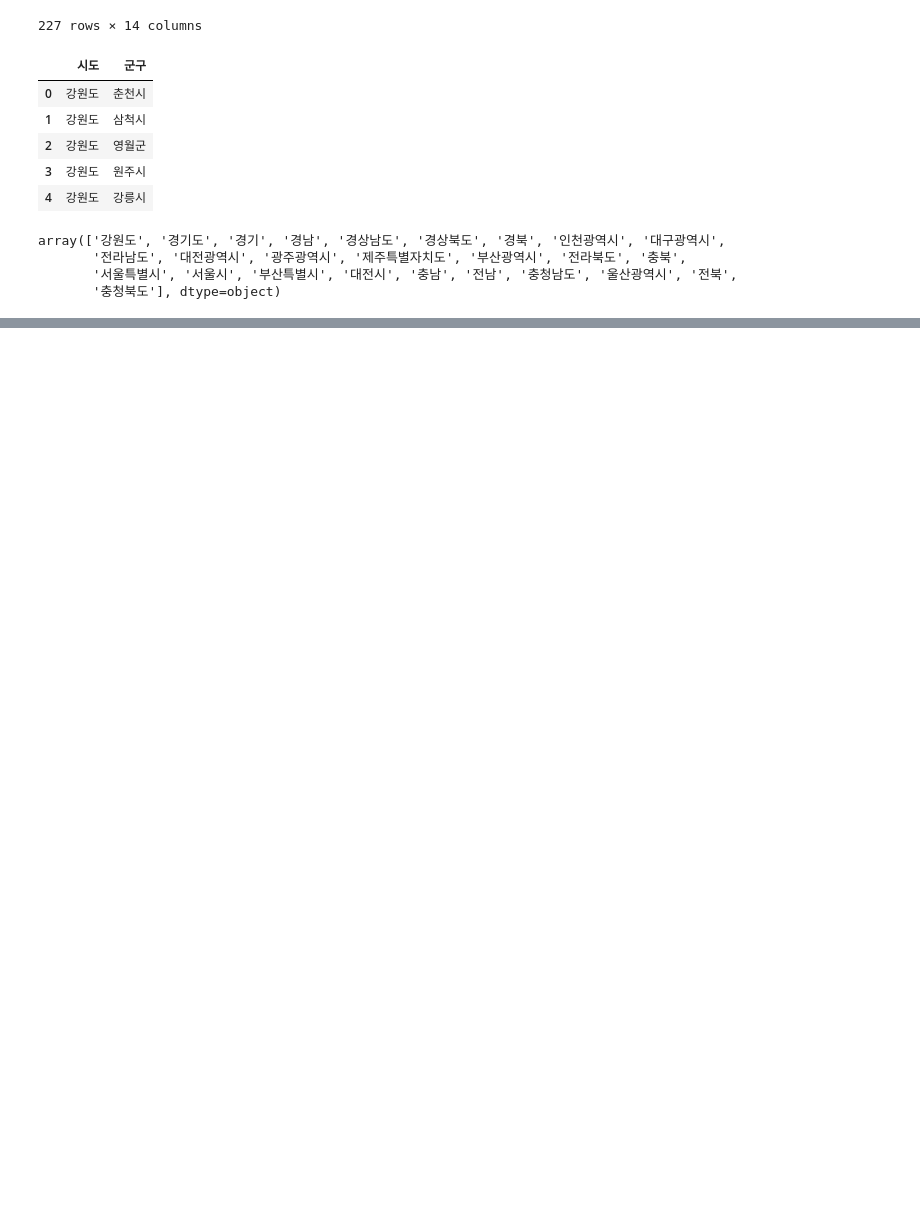
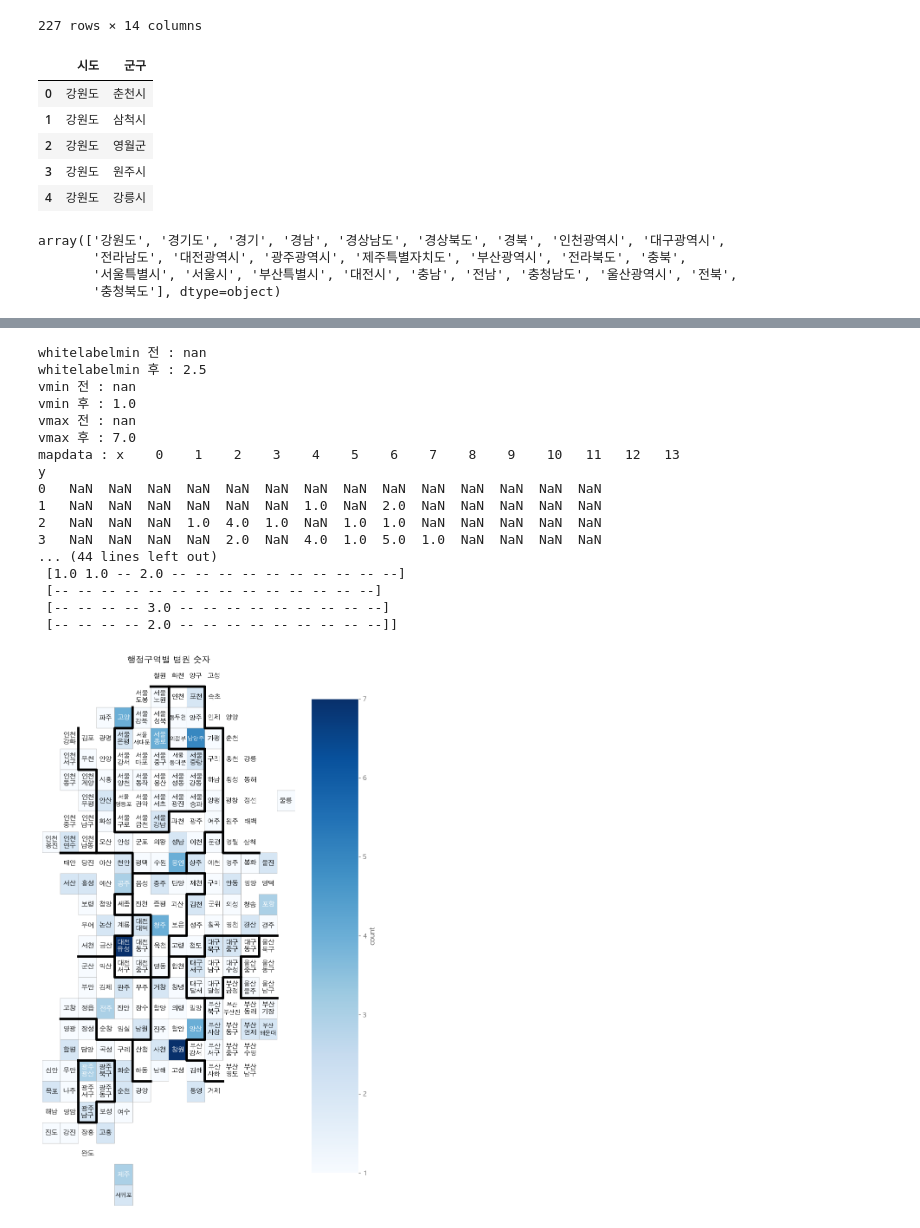
Before and after one commit to designexit/BigDataTest, a Jupyter notebook: 3-지도맵_통계/test2.ipynb, the cells around one changed output, grey strips where cells are left out. Drawn from its saved outputs; the diff is of its cells as text; code cells hidden in the pictures; blank space fills up the shorter version.

```diff
--- a/3-지도맵_통계/test2.ipynb
+++ b/3-지도맵_통계/test2.ipynb
@@ -121,0 +412,6 @@ array(['강원특별자치도', '경기도', '경남', '경상남도', '경상
+# %%
+# 데니터 프래임을 병합 하려면, 인덱스 동일하게 맞추는 작업
+# 시도군구 열 -> 인덱스로 설정
+
+data_draw_korea = data_draw_korea.set_index("시도군구")
+data_draw_korea.head()
@@ -121,0 +426,9 @@ array(['강원특별자치도', '경기도', '경남', '경상남도', '경상
+# %%
+# data_draw_koera의 테이블과 기존 사용하던 local_Hospital_Population테이블 조인 : 외부조인 -> 해당 조건에서 값이 일치하지 않는 행까지 모두 다 합침
+# 만약 해당 값이 없다면 NaN집계가 됨
+
+data_draw_korea_local_Hospital_Population = pd.merge(data_draw_korea,local_Hospital_Population, how="outer", left_index=True, right_index=True)
+
+data_draw_korea_local_Hospital_Population
+data_draw_korea_local_Hospital_Population.head()
+# data_draw_korea_local_Hospital_Population[["광역시도","행정구역"]]
@@ -121,0 +443,23 @@ array(['강원특별자치도', '경기도', '경남', '경상남도', '경상
+# %%
+# 준비물 2 : 지도에 각 2차 지역을 사각형으로 나누는 경계선 좌표
+
+BORDER_LINES = [
+    [(3, 2), (5, 2), (5, 3), (9, 3), (9, 1)], # 인천
+    [(2, 5), (3, 5), (3, 4), (8, 4), (8, 7), (7, 7), (7, 9), (4, 9), (4, 7), (1, 7)], # 서울
+    [(1, 6), (1, 9), (3, 9), (3, 10), (8, 10), (8, 9),
+     (9, 9), (9, 8), (10, 8), (10, 5), (9, 5), (9, 3)], # 경기도
+    [(9, 12), (9, 10), (8, 10)], # 강원도
+    [(10, 5), (11, 5), (11, 4), (12, 4), (12, 5), (13, 5),
+     (13, 4), (14, 4), (14, 2)], # 충청남도
+    [(11, 5), (12, 5), (12, 6), (15, 6), (15, 7), (13, 7),
+     (13, 8), (11, 8), (11, 9), (10, 9), (10, 8)], # 충청북도
+    [(14, 4), (15, 4), (15, 6)], # 대전시
+    [(14, 7), (14, 9), (13, 9), (13, 11), (13, 13)], # 경상북도
+    [(14, 8), (16, 8), (16, 10), (15, 10),
+     (15, 11), (14, 11), (14, 12), (13, 12)], # 대구시
+    [(15, 11), (16, 11), (16, 13)], # 울산시
+    [(17, 1), (17, 3), (18, 3), (18, 6), (15, 6)], # 전라북도
+    [(19, 2), (19, 4), (21, 4), (21, 3), (22, 3), (22, 2), (19, 2)], # 광주시
+    [(18, 5), (20, 5), (20, 6)], # 전라남도
+    [(16, 9), (18, 9), (18, 8), (19, 8), (19, 9), (20, 9), (20, 10)], # 부산시
+]
@@ -121,0 +576,22 @@ array(['강원특별자치도', '경기도', '경남', '경상남도', '경상
+# %%
+# 함수 이용해서 블록맵 그려보기.
+draw_blockMap(data_draw_korea_local_Hospital_Population,"count","행정구역별 병원 숫자", "Blues")
+# %% [output]
+whitelabelmin 전 : nan
+whitelabelmin 후 : 2.5
+vmin 전 : nan
+vmin 후 : 1.0
+vmax 전 : nan
+vmax 후 : 7.0
+mapdata : x    0    1    2    3    4    5    6    7    8    9    10   11   12   13
+y
+0   NaN  NaN  NaN  NaN  NaN  NaN  NaN  NaN  NaN  NaN  NaN  NaN  NaN  NaN
+1   NaN  NaN  NaN  NaN  NaN  NaN  1.0  NaN  2.0  NaN  NaN  NaN  NaN  NaN
+2   NaN  NaN  NaN  1.0  4.0  1.0  NaN  1.0  1.0  NaN  NaN  NaN  NaN  NaN
+3   NaN  NaN  NaN  NaN  2.0  NaN  4.0  1.0  5.0  1.0  NaN  NaN  NaN  NaN
+... (44 lines left out)
+ [1.0 1.0 -- 2.0 -- -- -- -- -- -- -- -- -- --]
+ [-- -- -- -- -- -- -- -- -- -- -- -- -- --]
+ [-- -- -- -- 3.0 -- -- -- -- -- -- -- -- --]
+ [-- -- -- -- 2.0 -- -- -- -- -- -- -- -- --]]
+[figure, added]
```
Also changed, not shown: parts of 26 cells of this notebook, 4 other files.
